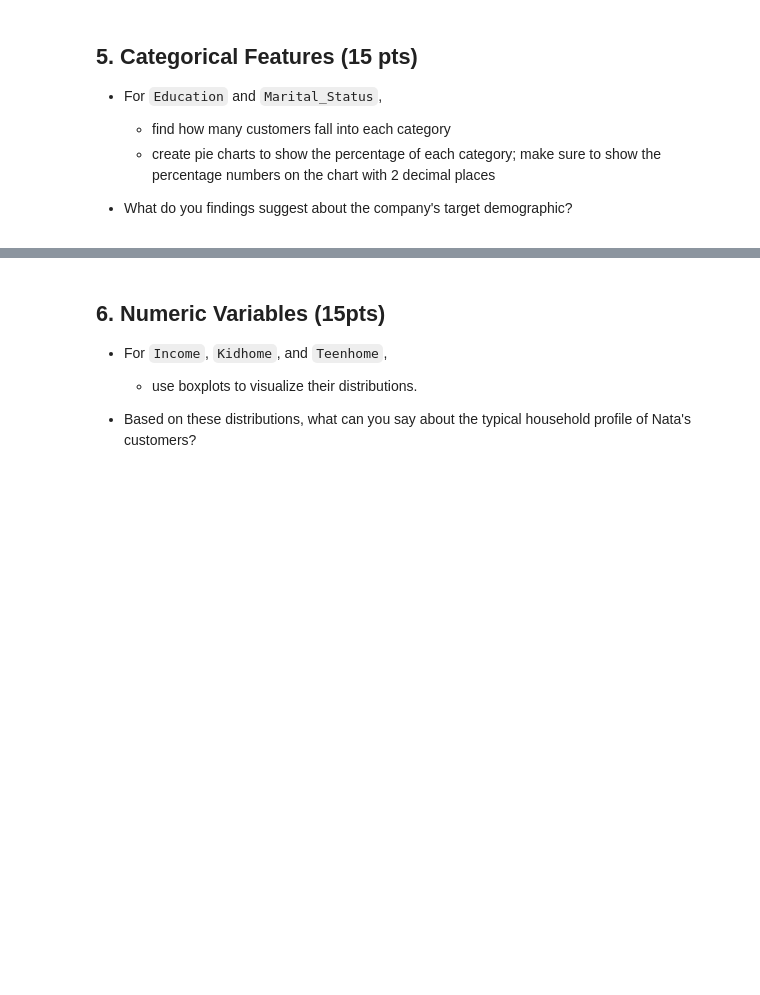
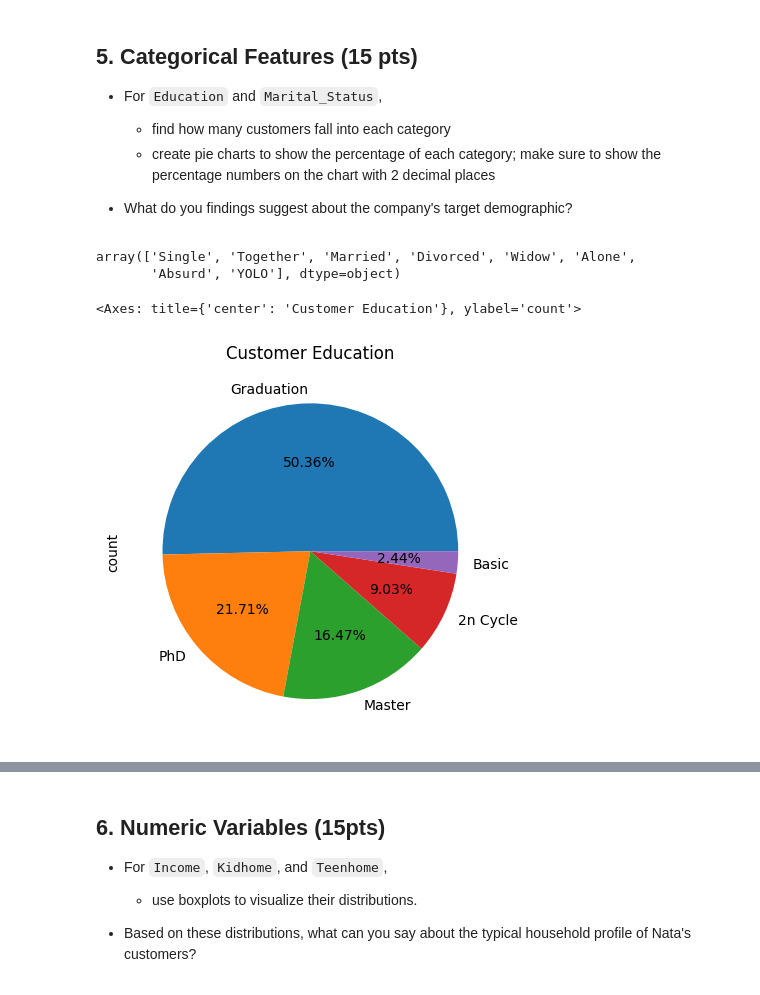
Before and after one commit to Data-Analytics-with-Python/individual-assignment-i-rayoen0, a Jupyter notebook: Assignment_Notebook_1.ipynb, the cells around one changed output, grey strips where cells are left out. Saved outputs shown, nothing was run; the diff lists cells and outputs as text; code cells hidden in the pictures; blank space fills up the shorter version.

```diff
--- a/Assignment_Notebook_1.ipynb
+++ b/Assignment_Notebook_1.ipynb
@@ -214,8 +219,8 @@ See the caveats in the documentation: https://pandas.pydata.org/pandas-docs/stab
 # %%
 from datetime import datetime
 
-df.loc[:,["Dt_Customer"]] = pd.to_datetime(df["Dt_Customer"], dayfirst = True)
+df["Dt_Customer"] = pd.to_datetime(df["Dt_Customer"], dayfirst = True)
 today = datetime.today()
-df.loc[:,["Customer_Days"]] = (today - df["Dt_Customer"]).dt.days
+df["Customer_Days"] = (today - df["Dt_Customer"]).dt.days
 display(df.head())
 # %% [output]
@@ -228,0 +244,8 @@ display(df.head())
+# %%
+
+from datetime import datetime
+
+df.loc[:,["Dt_Customer"]] = pd.to_datetime(df["Dt_Customer"], dayfirst = True)
+today = datetime.today()
+df.loc[:,["Customer_Days"]] = (today - df["Dt_Customer"]).dt.days
+display(df.head())
@@ -235,3 +266,13 @@ display(df.head())
   * create pie charts to show the percentage of each category; make sure to show the percentage numbers on the chart with 2 decimal places
 
 * What do you findings suggest about the company's target demographic?
+# %%
+df["Marital_Status"].unique( )
+# %% [output]
+array(['Single', 'Together', 'Married', 'Divorced', 'Widow', 'Alone',
+       'Absurd', 'YOLO'], dtype=object)
+# %%
+df["Education"].value_counts().plot(kind='pie', autopct='%1.2f%%', title='Customer Education')
+# %% [output]
+<Axes: title={'center': 'Customer Education'}, ylabel='count'>
+[figure, added]
```
Also changed, not shown: parts of 9 cells of this notebook.
